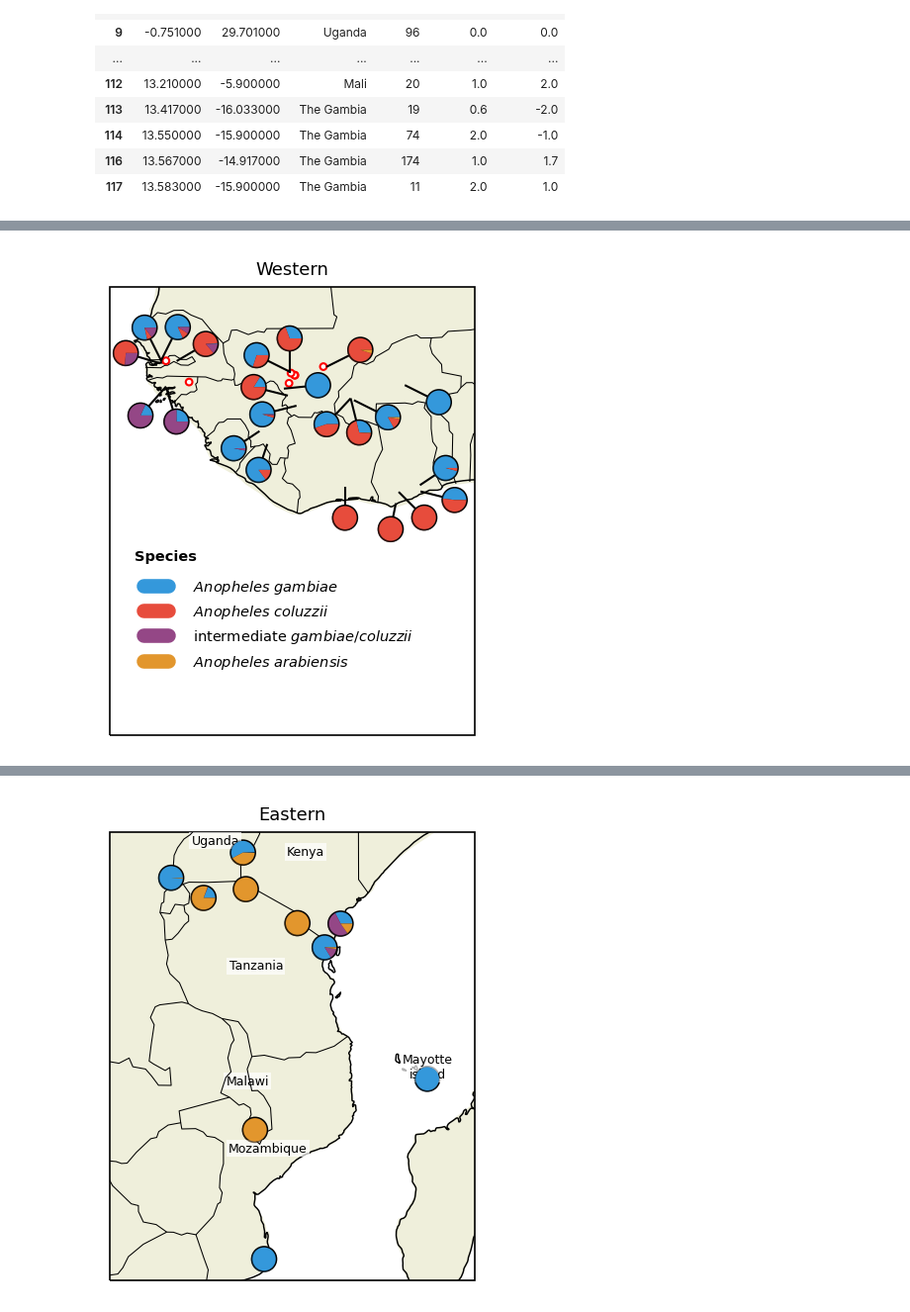
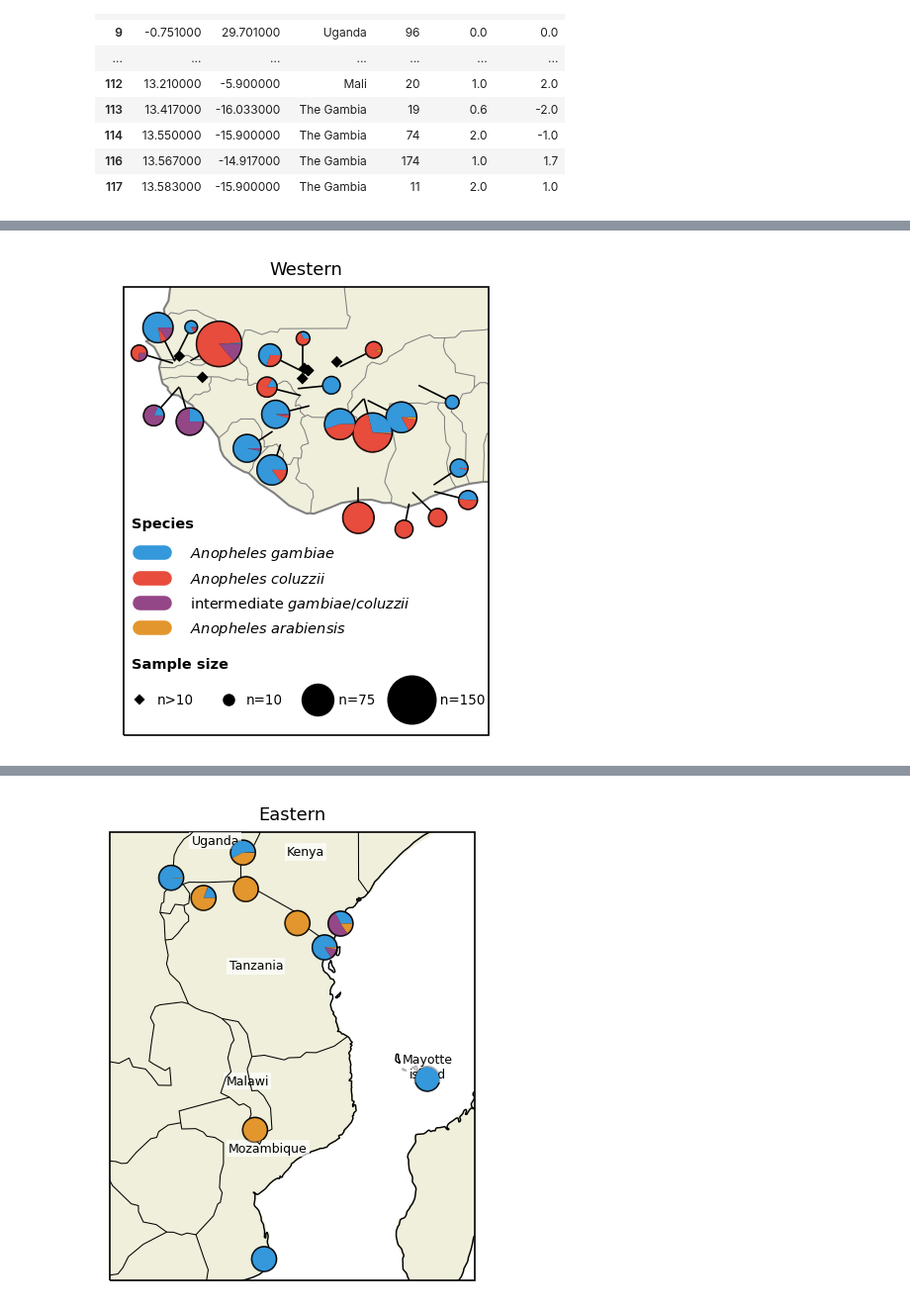
Before and after one commit to malariagen/ag1000g-phase3-data-paper, a Jupyter notebook: notebooks/ag1000g_phase3_collection_map_second_draft.ipynb, the cells around one changed output, grey strips where cells are left out. Shown at 99% size. Drawn from its saved outputs; the diff is of its cells as text; code cells hidden in the pictures.

```diff
--- a/notebooks/ag1000g_phase3_collection_map_second_draft.ipynb
+++ b/notebooks/ag1000g_phase3_collection_map_second_draft.ipynb
@@ -578,4 +582,4 @@ b = plot_pyr_map_panel(extent=[-19, 3, -9, 18], region='Western', country=True,
 # %%
-b = plot_pyr_map_panel(extent=[-19, 3, -9, 18], region='Western', country=False, fn='../content/images/western_map.svg')
+b = plot_pyr_map_panel(extent=[-19, 3, -9, 18], region='Western', country=False, scale=True, fn='../content/images/western_map.svg')
 # %% [output]
-[figure, old version]
+[figure, new version]
```
Also changed, not shown: parts of 4 cells of this notebook, 3 other files.
